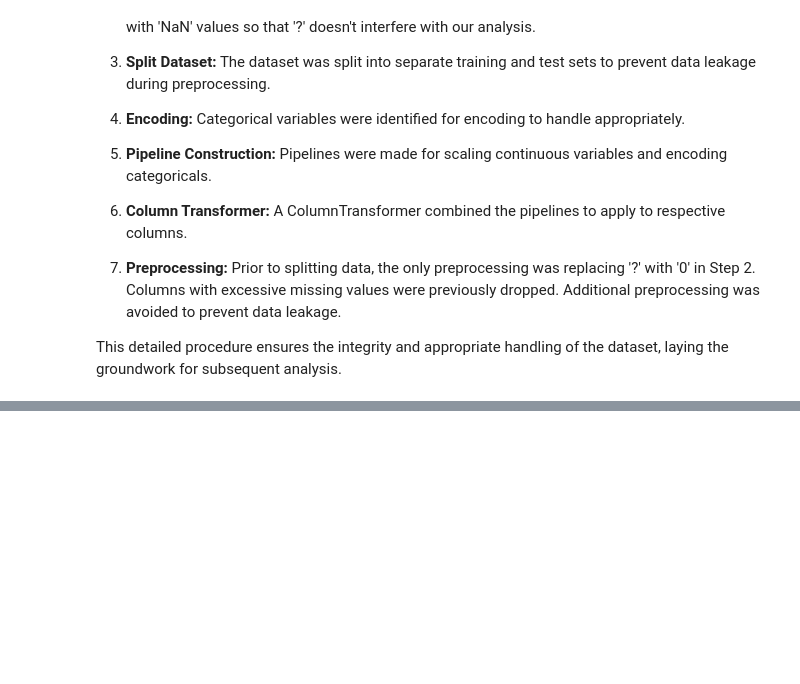
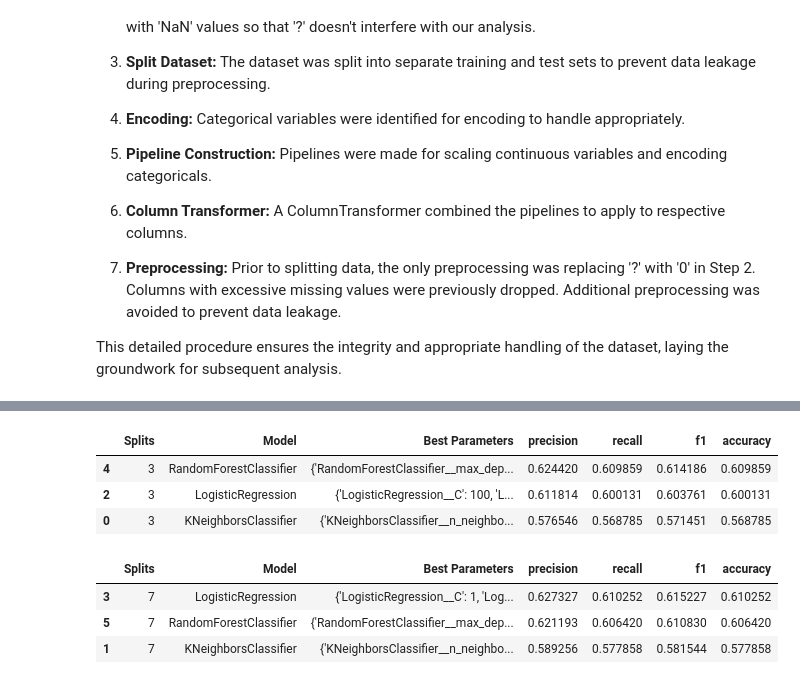
Before and after one commit to 14Richa/Patient-Readmission-Analysis, a Jupyter notebook: Readmission_Predictions.ipynb, the cells around one changed output, grey strips where cells are left out. Saved outputs shown, nothing was run; the diff lists cells and outputs as text; code cells hidden in the pictures; blank space fills up the shorter version.

```diff
--- a/Readmission_Predictions.ipynb
+++ b/Readmission_Predictions.ipynb
@@ -387,0 +568,14 @@ column_tx = ColumnTransformer(transformers=[
+# %%
+results_df[results_df['Splits'] == 3].sort_values(by='f1', ascending=False)
+# %% [output]
+|  | Splits | Model | Best Parameters | precision | recall | f1 | accuracy |
+| 4 | 3 | RandomForestClassifier | {'RandomForestClassifier__max_dep... | 0.624420 | 0.609859 | 0.614186 | 0.609859 |
+| 2 | 3 | LogisticRegression | {'LogisticRegression__C': 100, 'L... | 0.611814 | 0.600131 | 0.603761 | 0.600131 |
+| 0 | 3 | KNeighborsClassifier | {'KNeighborsClassifier__n_neighbo... | 0.576546 | 0.568785 | 0.571451 | 0.568785 |
+# %%
+results_df[results_df['Splits'] == 7].sort_values(by='f1', ascending=False)
+# %% [output]
+|  | Splits | Model | Best Parameters | precision | recall | f1 | accuracy |
+| 3 | 7 | LogisticRegression | {'LogisticRegression__C': 1, 'Log... | 0.627327 | 0.610252 | 0.615227 | 0.610252 |
+| 5 | 7 | RandomForestClassifier | {'RandomForestClassifier__max_dep... | 0.621193 | 0.606420 | 0.610830 | 0.606420 |
+| 1 | 7 | KNeighborsClassifier | {'KNeighborsClassifier__n_neighbo... | 0.589256 | 0.577858 | 0.581544 | 0.577858 |
```
Also changed, not shown: parts of 10 cells of this notebook.
